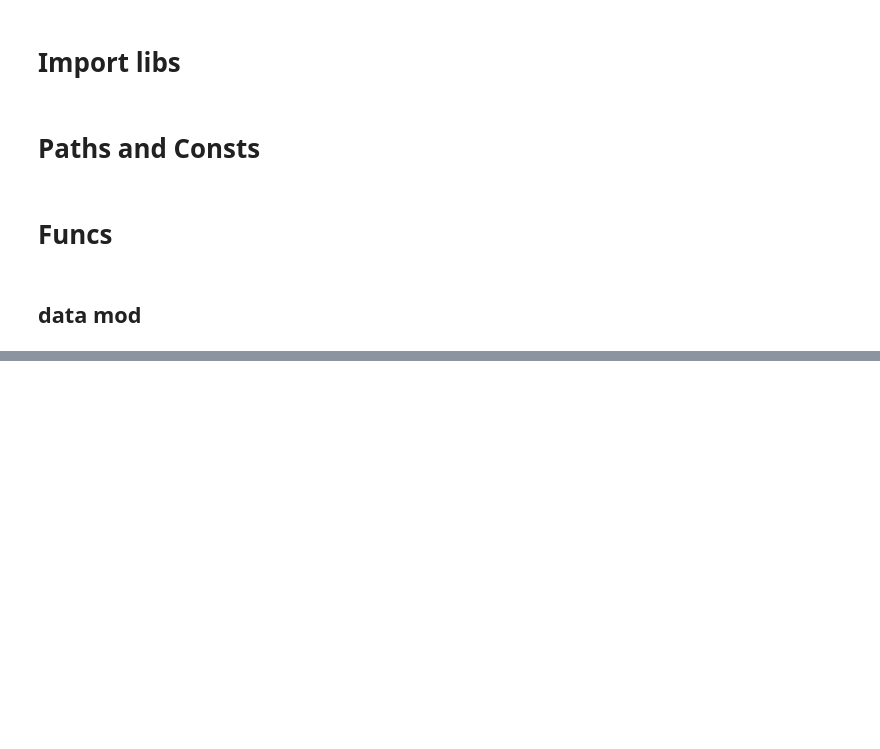
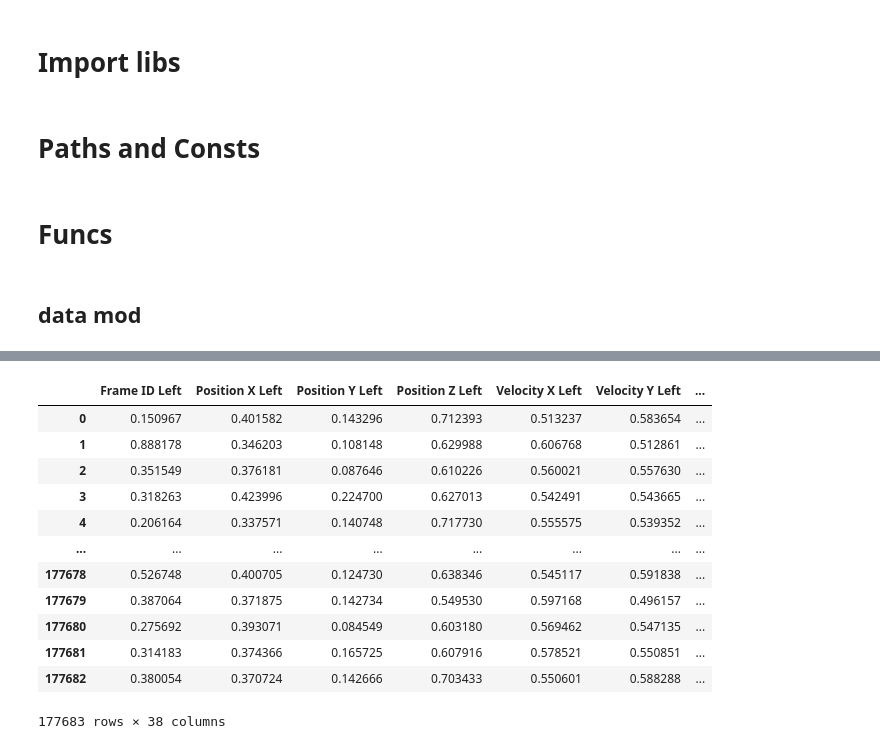
Before and after one commit to MtheEPIC/DataImaging, a Jupyter notebook: Hand_gestures.ipynb, the cells around one changed output, grey strips where cells are left out. Saved outputs shown, nothing was run; the diff lists cells and outputs as text; code cells hidden in the pictures; blank space fills up the shorter version.

```diff
--- a/Hand_gestures.ipynb
+++ b/Hand_gestures.ipynb
@@ -307,0 +259,31 @@ df3
+# %%
+from sklearn import preprocessing
+mm_scaler = preprocessing.MinMaxScaler()
+X_train_minmax = mm_scaler.fit_transform(X)
+tmp = mm_scaler.transform(X)
+tmpdf = pd.DataFrame(tmp)
+# tmpdf = tmpdf.rename(columns=(np.arange(1, 22)))
+for i in range(tmpdf.shape[1]):
+    tmpdf.rename(columns={i: X.columns[i]}, inplace=True)
+X = tmpdf
+tmp = mm_scaler.transform(X_val)
+tmpdf = pd.DataFrame(tmp)
+# tmpdf = tmpdf.rename(columns=(np.arange(1, 22)))
+for i in range(tmpdf.shape[1]):
+    tmpdf.rename(columns={i: X_val.columns[i]}, inplace=True)
+X_val = tmpdf
+X
+# %% [output]
+|  | Frame ID Left | Position X Left | Position Y Left | Position Z Left | Velocity X Left | Velocity Y Left | ... |
+| 0 | 0.150967 | 0.401582 | 0.143296 | 0.712393 | 0.513237 | 0.583654 | ... |
+| 1 | 0.888178 | 0.346203 | 0.108148 | 0.629988 | 0.606768 | 0.512861 | ... |
+| 2 | 0.351549 | 0.376181 | 0.087646 | 0.610226 | 0.560021 | 0.557630 | ... |
+| 3 | 0.318263 | 0.423996 | 0.224700 | 0.627013 | 0.542491 | 0.543665 | ... |
+| 4 | 0.206164 | 0.337571 | 0.140748 | 0.717730 | 0.555575 | 0.539352 | ... |
+| ... | ... | ... | ... | ... | ... | ... | ... |
+| 177678 | 0.526748 | 0.400705 | 0.124730 | 0.638346 | 0.545117 | 0.591838 | ... |
+| 177679 | 0.387064 | 0.371875 | 0.142734 | 0.549530 | 0.597168 | 0.496157 | ... |
+| 177680 | 0.275692 | 0.393071 | 0.084549 | 0.603180 | 0.569462 | 0.547135 | ... |
+| 177681 | 0.314183 | 0.374366 | 0.165725 | 0.607916 | 0.578521 | 0.550851 | ... |
+| 177682 | 0.380054 | 0.370724 | 0.142666 | 0.703433 | 0.550601 | 0.588288 | ... |
+177683 rows × 38 columns
```
Also changed, not shown: parts of 44 cells of this notebook.
